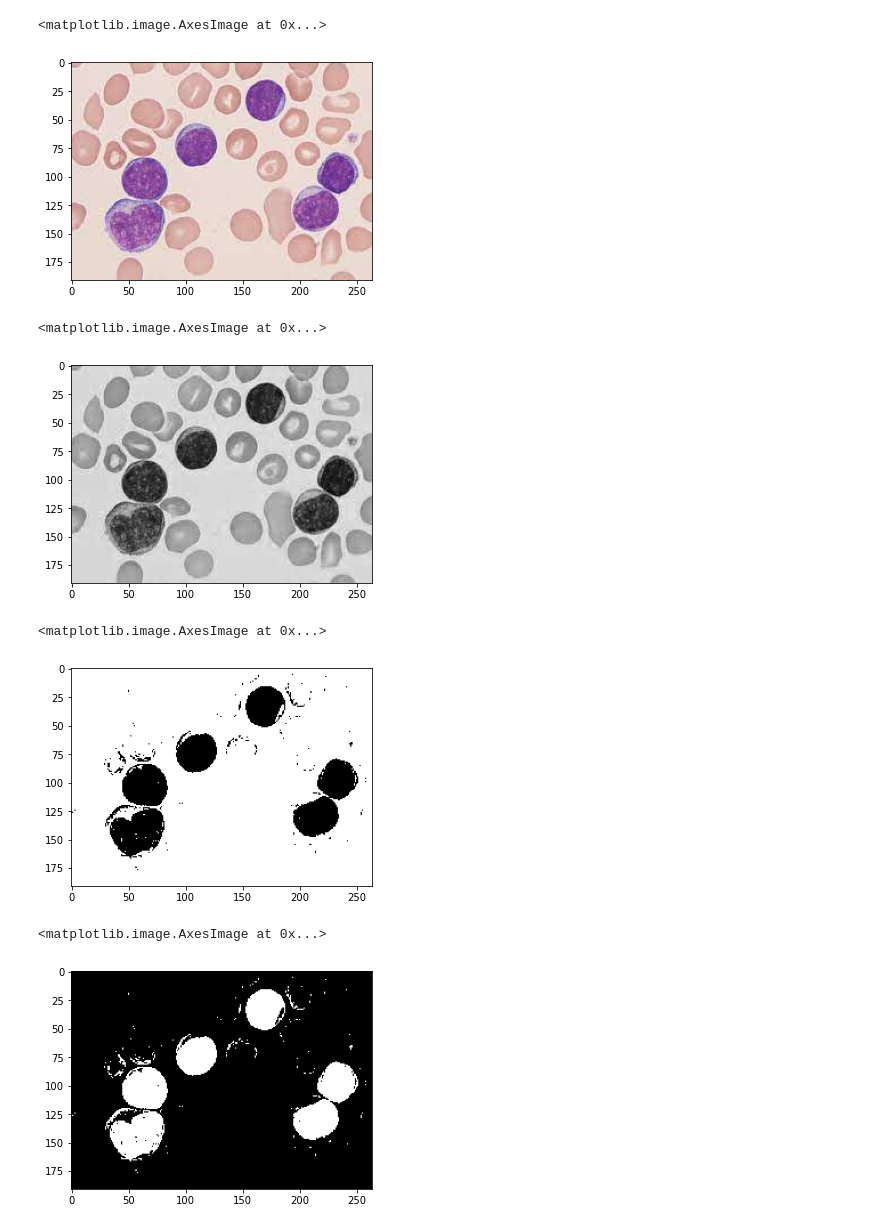
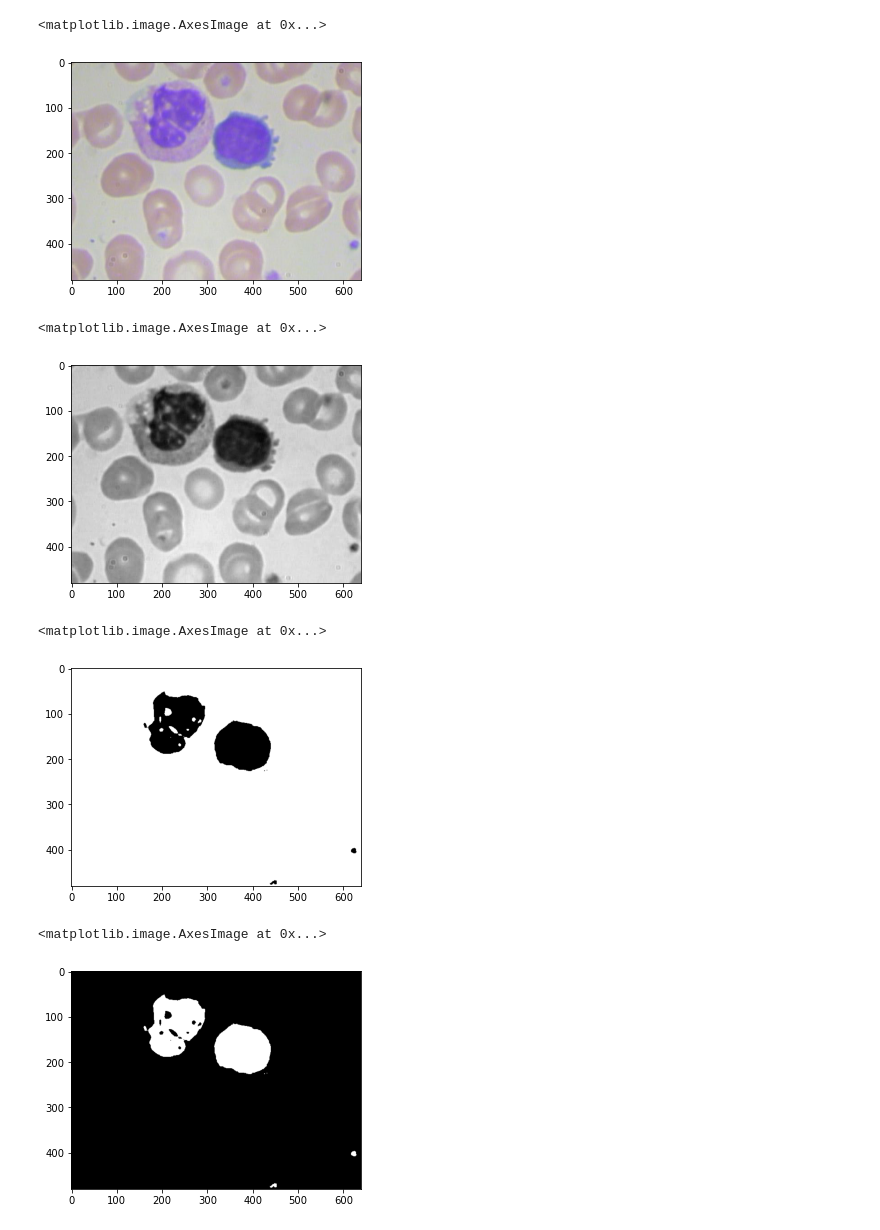
Before and after one commit to FmasterofU/soft-comp_challenges, a Jupyter notebook: 1_image_processing/fill morph count.ipynb, the cells around one changed output. Drawn from its saved outputs; the diff is of its cells as text; code cells hidden in the pictures.

```diff
--- a/1_image_processing/fill morph count.ipynb
+++ b/1_image_processing/fill morph count.ipynb
@@ -6,12 +6,12 @@ import matplotlib.pyplot as plt
 # %%
 %matplotlib inline
 # %%
-cvimg = cv2.imread('dataset/train/img-1.jpg')
+cvimg = cv2.imread('dataset/train/img-9.jpg')
 rgbimg = cv2.cvtColor(cvimg, cv2.COLOR_BGR2RGB)
 plt.imshow(rgbimg)
 # %% [output]
 <matplotlib.image.AxesImage at 0x...>
-[figure, old version]
+[figure, new version]
 # %%
 greenimg = cvimg[:,:,1].astype('float64')
 greenimg *= (255.0/greenimg.max())
@@ -19,19 +19,19 @@ greenimg = greenimg.astype('uint8')
 plt.imshow(greenimg, 'gray')
 # %% [output]
 <matplotlib.image.AxesImage at 0x...>
-[figure, old version]
+[figure, new version]
 # %%
 adabingreenimg = cv2.adaptiveThreshold(greenimg, 255, cv2.ADAPTIVE_THRESH_MEAN_C, cv2.THRESH_BINARY, 535, 62)
 plt.imshow(adabingreenimg, 'gray')
 # %% [output]
 <matplotlib.image.AxesImage at 0x...>
-[figure, old version]
+[figure, new version]
 # %%
 invadabingreenimg = 255-adabingreenimg
 plt.imshow(invadabingreenimg, 'gray')
 # %% [output]
 <matplotlib.image.AxesImage at 0x...>
-[figure, old version]
+[figure, new version]
 # %%
 img, contours, hierarchy = cv2.findContours(invadabingreenimg, cv2.RETR_LIST, cv2.CHAIN_APPROX_SIMPLE)
 for contour in contours:
```
Also changed, not shown: parts of 9 cells of this notebook, 2 other files.
